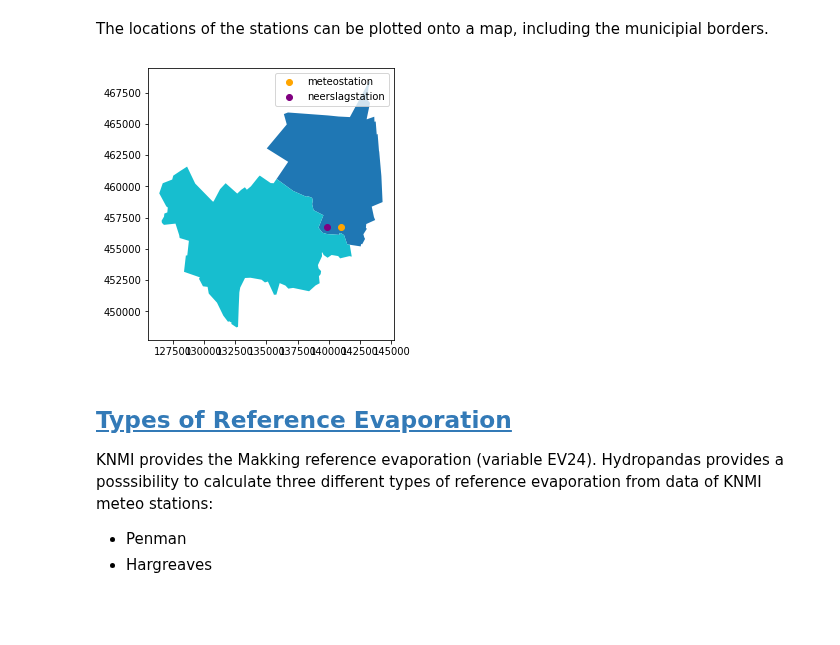
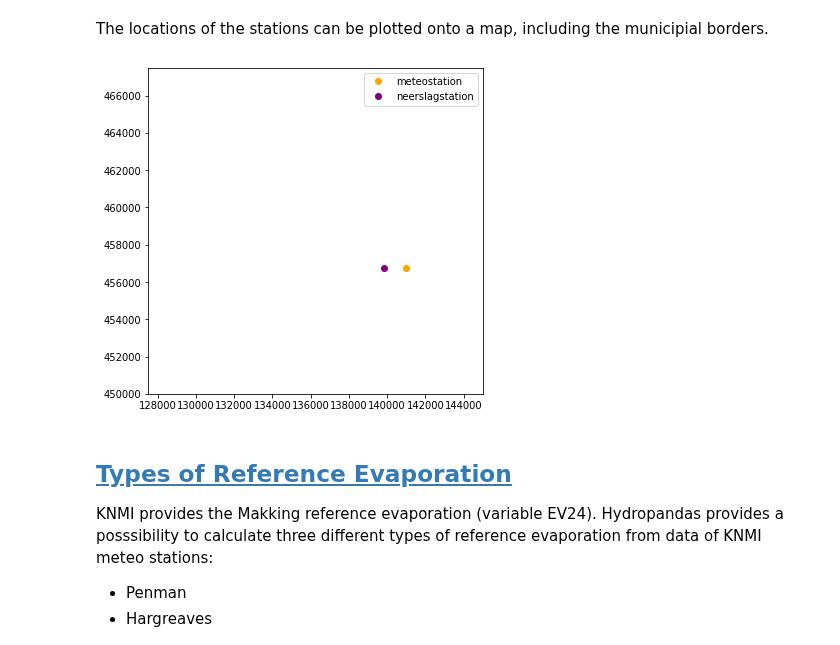
Before and after one commit to ArtesiaWater/hydropandas, a Jupyter notebook: examples/02_knmi_observations.ipynb, the cells around one changed output. Cells and saved outputs as stored; diff of their text form; code cells hidden in the pictures; blank space fills up the shorter version.

Commit message:
Update 02_knmi_observations.ipynb
catch potential HTTPError 404

```diff
--- a/examples/02_knmi_observations.ipynb
+++ b/examples/02_knmi_observations.ipynb
@@ -372,24 +372,31 @@ ax.set_ylabel("neerslag [m]");
 # %% [markdown]
 The locations of the stations can be plotted onto a map, including the municipial borders.
 # %%
-fig, ax = plt.subplots(figsize=(5, 5))
+from urllib.error import HTTPError
+
+fig, ax = plt.subplots(figsize=(6, 6))
 # plot locaties meetstations
 ax.plot(
     precip1.x, precip1.y, marker="o", color="orange", label="meteostation", ls="none"
 )
 ax.plot(
     precip2.x, precip2.y, marker="o", color="purple", label="neerslagstation", ls="none"
 )
 
 # voeg gemeentegrenzen toe
-geodata_url = "https://geodata.nationaalgeoregister.nl/cbsgebiedsindelingen/wfs?request=GetFeature&service=WFS&version=2.0.0&typeName=cbs_gemeente_2017_gegeneraliseerd&outputFormat=json"
-gemeentegrenzen = gpd.read_file(geodata_url)
-gemeentegrenzen.loc[gemeentegrenzen.statnaam.isin(["De Bilt", "Utrecht"])].plot(
-    "statnaam", aspect=1, ax=ax, legend=True
-)
+try:
+    geodata_url = "https://geodata.nationaalgeoregister.nl/cbsgebiedsindelingen/wfs?request=GetFeature&service=WFS&version=2.0.0&typeName=cbs_gemeente_2017_gegeneraliseerd&outputFormat=json"
+    gemeentegrenzen = gpd.read_file(geodata_url)
+    gemeentegrenzen.loc[gemeentegrenzen.statnaam.isin(["De Bilt", "Utrecht"])].plot(
+        "statnaam", aspect=1, ax=ax, legend=True
+    )
+except HTTPError: # catch 404
+    ax.set_xlim(127500, 145000)
+    ax.set_ylim(450000, 467500)
+
 ax.legend();
 # %% [output]
-[figure, old version]
+[figure, new version]
 # %% [markdown]
 ## [Types of Reference Evaporation](#top)<a id=EvapRef></a>
 
```
Also changed, not shown: parts of 9 cells of this notebook.
